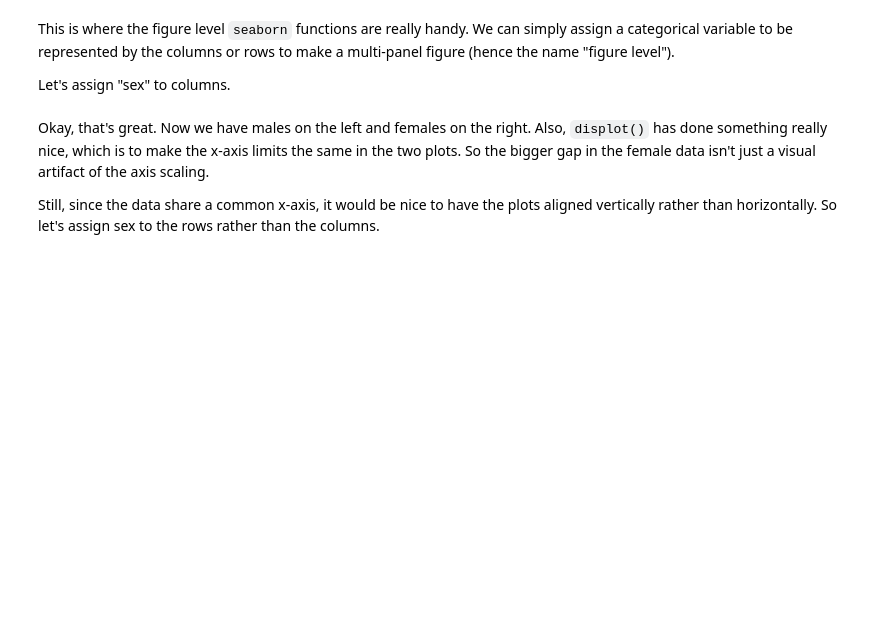
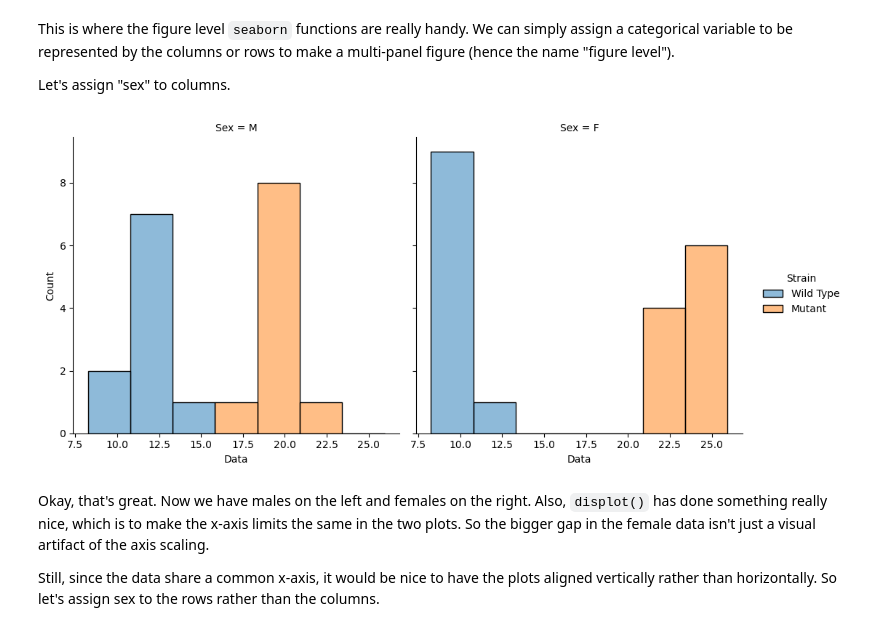
Before and after one commit to phoebewang59/FDS1, a Jupyter notebook: tutorials/016_TU_DataIO_Seaborn.ipynb, the cells around one changed output. Saved outputs shown, nothing was run; the diff lists cells and outputs as text; code cells hidden in the pictures; blank space fills up the shorter version.

```diff
--- a/tutorials/016_TU_DataIO_Seaborn.ipynb
+++ b/tutorials/016_TU_DataIO_Seaborn.ipynb
@@ -262,7 +388,9 @@ This is where the figure level `seaborn` functions are really handy. We can simp
 
 Let's assign "sex" to columns.
 # %%
-sns.displot(x = "RTs", data = our_data, hue = "strain", col="sex");
+sns.displot(x = "Data", data = our_data, hue = "Strain", col="Sex");
+# %% [output]
+[figure, added]
 # %% [markdown]
 Okay, that's great. Now we have males on the left and females on the right. Also, `displot()` has done something really nice, which is to make the x-axis limits the same in the two plots. So the bigger gap in the female data isn't just a visual artifact of the axis scaling.
 
```
Also changed, not shown: parts of 28 cells of this notebook.
